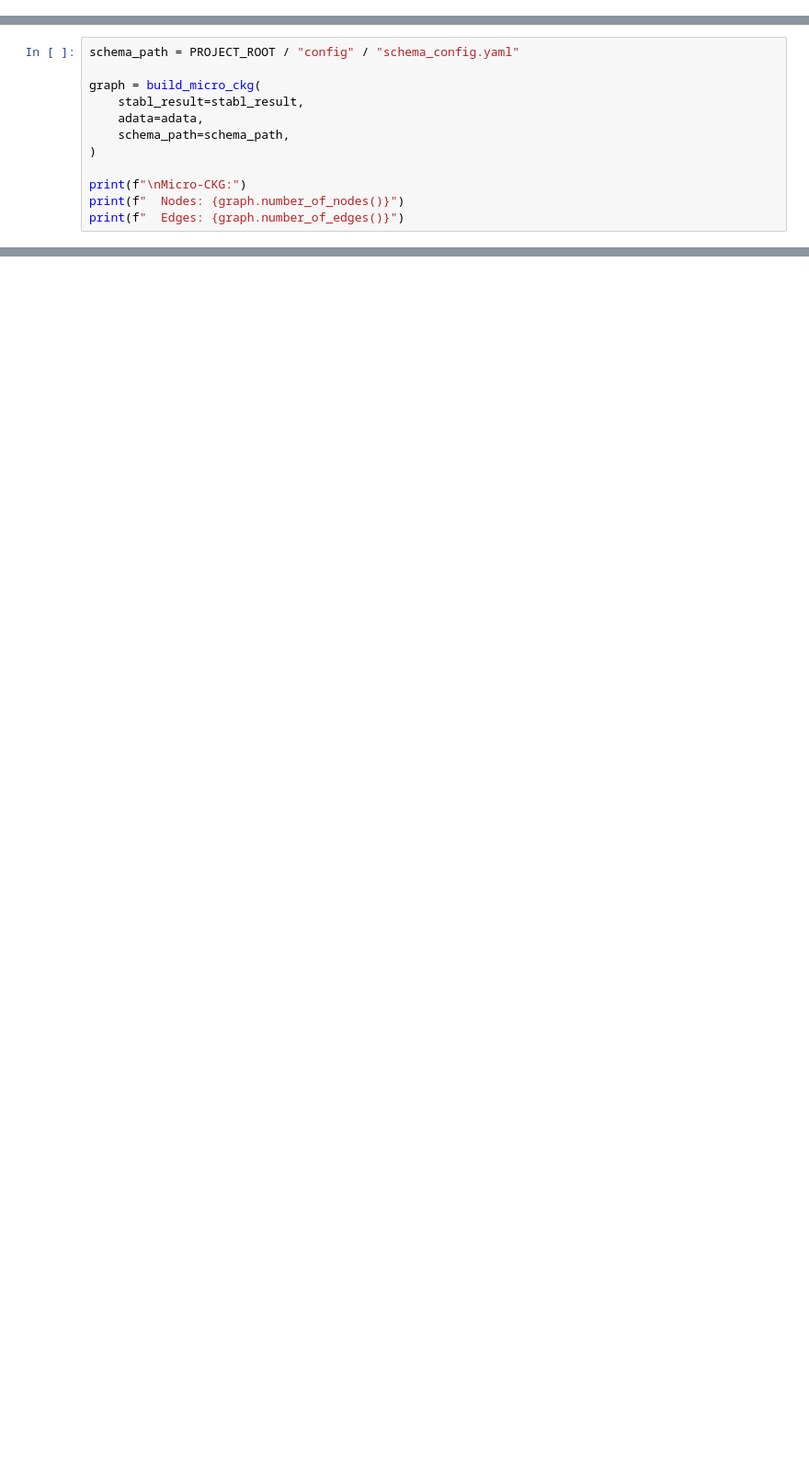
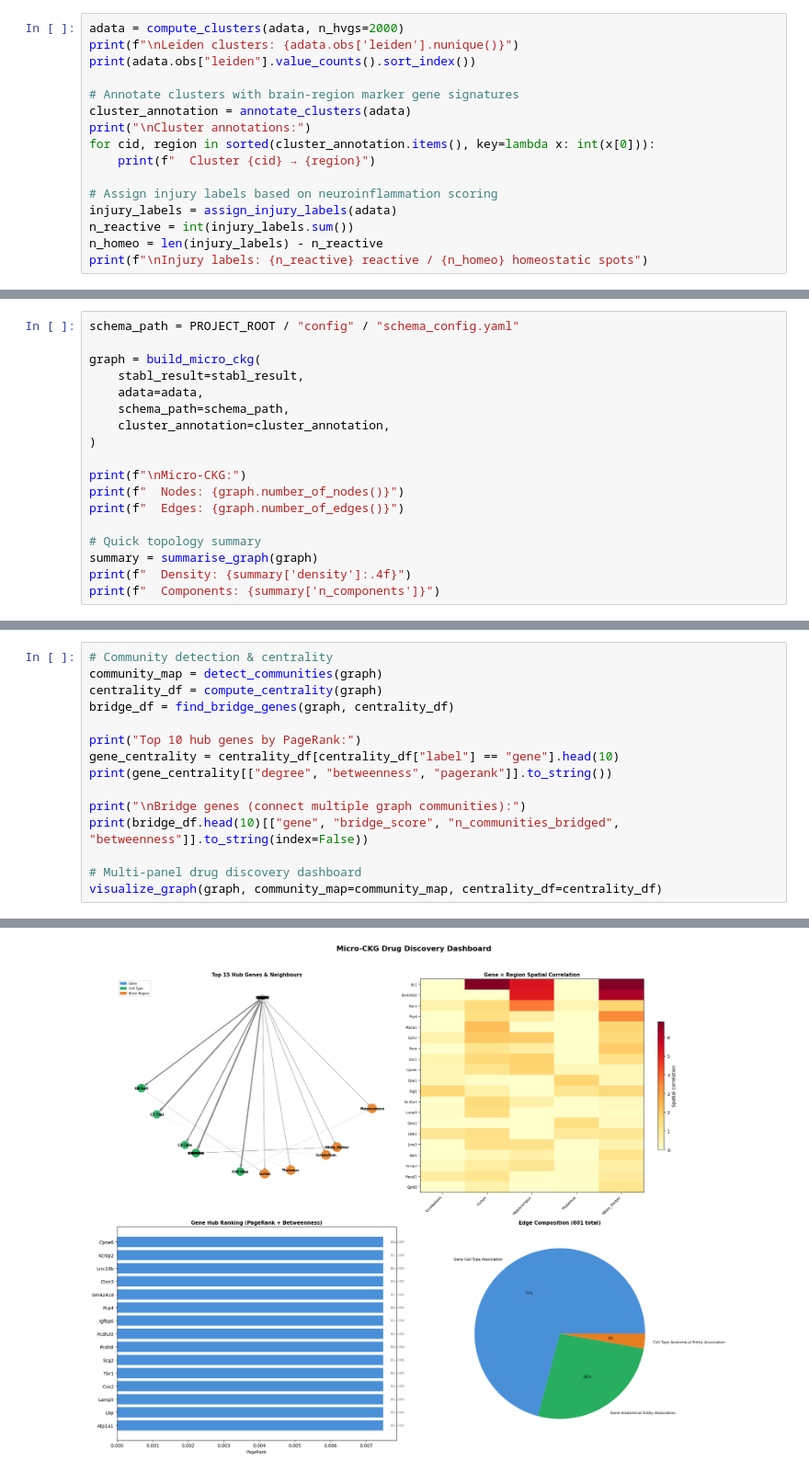
Before and after one commit to ShaunFChen/spatial-microckg-agent, a Jupyter notebook: notebooks/04_Knowledge_Graph.ipynb, the cells around one changed output, grey strips where cells are left out. Shown at 92% size. Drawn from its saved outputs; the diff is of its cells as text; blank space fills up the shorter version.

```diff
--- a/notebooks/04_Knowledge_Graph.ipynb
+++ b/notebooks/04_Knowledge_Graph.ipynb
@@ -87,0 +87,16 @@ Name: count, dtype: int64
+# %%
+adata = compute_clusters(adata, n_hvgs=2000)
+print(f"\nLeiden clusters: {adata.obs['leiden'].nunique()}")
+print(adata.obs["leiden"].value_counts().sort_index())
+
+# Annotate clusters with brain-region marker gene signatures
+cluster_annotation = annotate_clusters(adata)
+print("\nCluster annotations:")
+for cid, region in sorted(cluster_annotation.items(), key=lambda x: int(x[0])):
+    print(f"  Cluster {cid} → {region}")
+
+# Assign injury labels based on neuroinflammation scoring
+injury_labels = assign_injury_labels(adata)
+n_reactive = int(injury_labels.sum())
+n_homeo = len(injury_labels) - n_reactive
+print(f"\nInjury labels: {n_reactive} reactive / {n_homeo} homeostatic spots")
@@ -92,9 +141,15 @@ graph = build_micro_ckg(
     stabl_result=stabl_result,
     adata=adata,
     schema_path=schema_path,
+    cluster_annotation=cluster_annotation,
 )
 
 print(f"\nMicro-CKG:")
 print(f"  Nodes: {graph.number_of_nodes()}")
 print(f"  Edges: {graph.number_of_edges()}")
+
+# Quick topology summary
+summary = summarise_graph(graph)
+print(f"  Density: {summary['density']:.4f}")
+print(f"  Components: {summary['n_components']}")
 # %% [output]
@@ -109,0 +176,16 @@ Micro-CKG:
+# %%
+# Community detection & centrality
+community_map = detect_communities(graph)
+centrality_df = compute_centrality(graph)
+bridge_df = find_bridge_genes(graph, centrality_df)
+
+print("Top 10 hub genes by PageRank:")
+gene_centrality = centrality_df[centrality_df["label"] == "gene"].head(10)
+print(gene_centrality[["degree", "betweenness", "pagerank"]].to_string())
+
+print("\nBridge genes (connect multiple graph communities):")
+print(bridge_df.head(10)[["gene", "bridge_score", "n_communities_bridged", "betweenness"]].to_string(index=False))
+
+# Multi-panel drug discovery dashboard
+visualize_graph(graph, community_map=community_map, centrality_df=centrality_df)
+# %% [output]
@@ -109,0 +209 @@ Micro-CKG:
+[figure, added]
```
Also changed, not shown: parts of 22 cells of this notebook, 14 other files.
